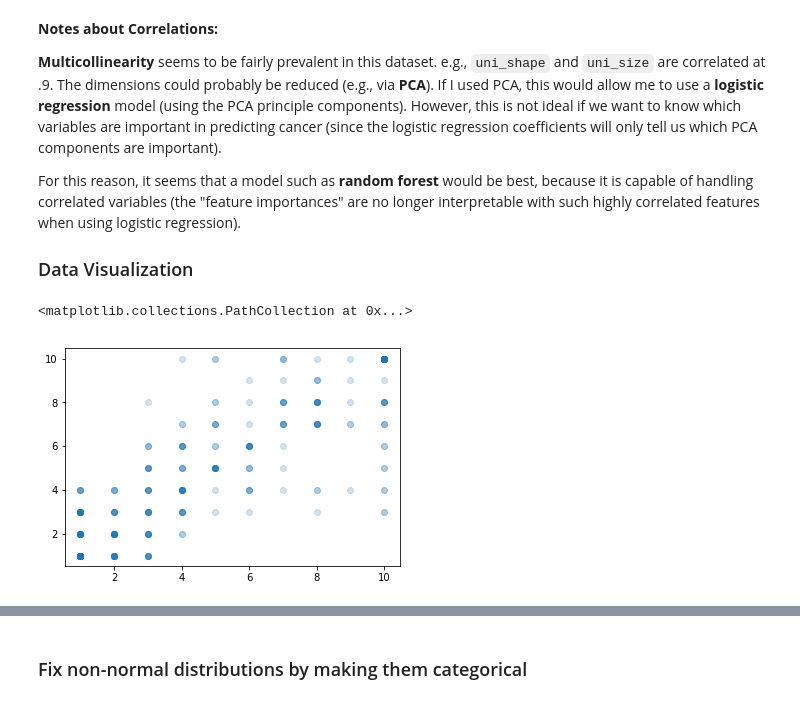
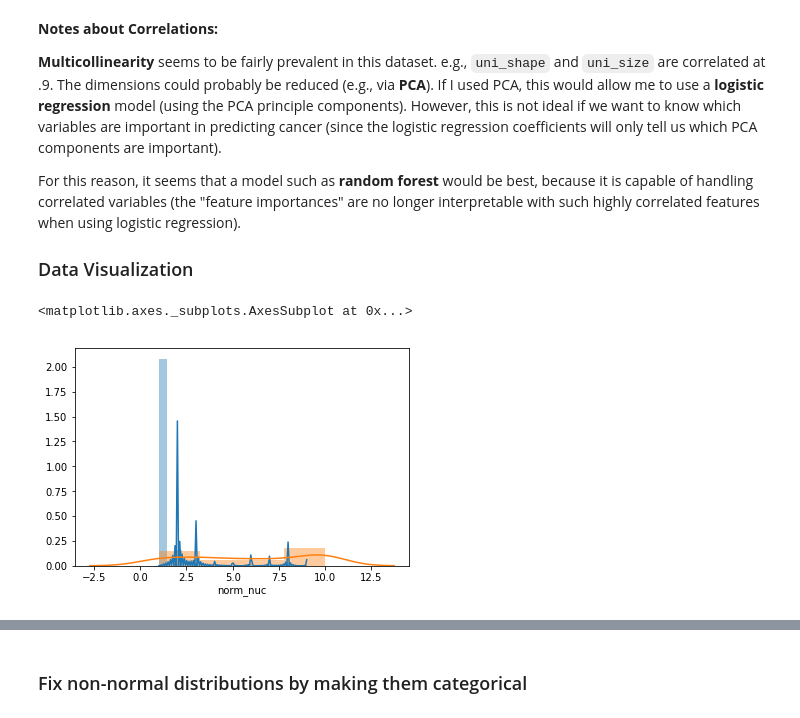
Before and after one commit to MeredithLevsen/Data-Challenges, a Jupyter notebook: InsightDataChallenge_BreastCancer/Levsen_Meredith_DC1_draft.ipynb, the cells around one changed output, grey strips where cells are left out. Saved outputs shown, nothing was run; the diff lists cells and outputs as text; code cells hidden in the pictures.

```diff
--- a/InsightDataChallenge_BreastCancer/Levsen_Meredith_DC1_draft.ipynb
+++ b/InsightDataChallenge_BreastCancer/Levsen_Meredith_DC1_draft.ipynb
@@ -275,11 +276,6 @@ sns.heatmap(df_train.corr(), # correlation matrix of all vars in df_train
 For this reason, it seems that a model such as **random forest** would be best, because it is capable of handling correlated variables (the "feature importances" are no longer interpretable with such highly correlated features when using logistic regression).
 
 ### Data Visualization
-# %%
-plt.scatter(df_train['uni_size'], df_train['uni_shape'], alpha=.2)
-# %% [output]
-<matplotlib.collections.PathCollection at 0x...>
-[figure, removed]
 # %%
 def plot_distribution( df , var , target , **kwargs ):
     row = kwargs.get( 'row' , None )
@@ -296 +294,9 @@ def plot_distribution( df , var , target , **kwargs ):
+# %%
+sns.distplot(
+    df_train.loc[df_train['class']==0]['norm_nuc'], )
+sns.distplot(
+    df_train.loc[df_train['class']==1]['norm_nuc'], )
+# %% [output]
+<matplotlib.axes._subplots.AxesSubplot at 0x...>
+[figure, added]
 # %%
```
Also changed, not shown: parts of 7 cells of this notebook.
